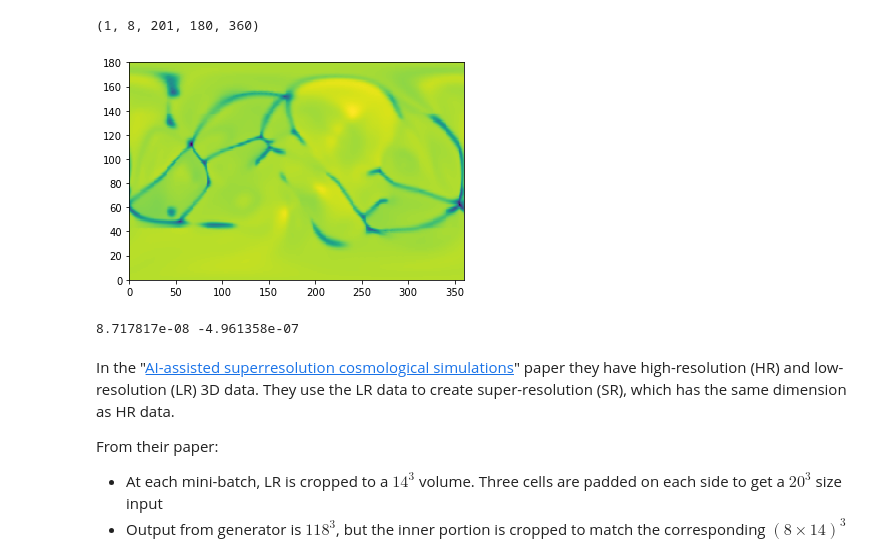
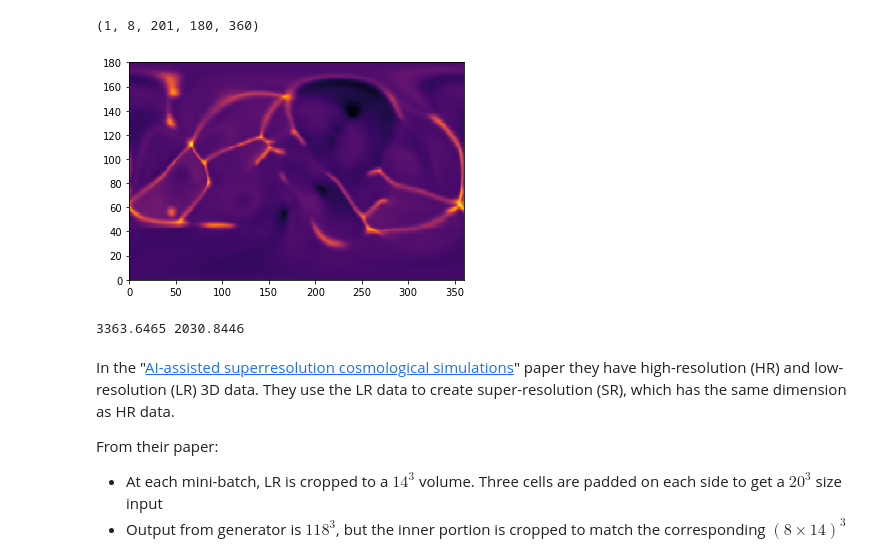
Before and after one commit to tvhahn/EarthGAN, a Jupyter notebook: notebooks/scratch/1.0_data-prep-update.ipynb, the cells around one changed output. Drawn from its saved outputs; the diff is of its cells as text; code cells hidden in the pictures.

```diff
--- a/notebooks/scratch/1.0_data-prep-update.ipynb
+++ b/notebooks/scratch/1.0_data-prep-update.ipynb
@@ -238,19 +238,19 @@ x.shape
 (1, 8, 201, 180, 360)
 # %%
 r_index = 16
-var_to_plot = 'thermal expansivity'
+var_to_plot = 'temperature'
 
 for i, var_name in enumerate(var_list):
     if var_name == var_to_plot:
         temp_array = x[0,i,r_index,:,:]
 
-plt.pcolormesh(temp_array)
+plt.pcolormesh(temp_array, cmap='inferno')
 plt.show()
 
 print(np.max(temp_array), np.min(temp_array))
 # %% [output]
-[figure, old version]
+[figure, new version]
-8.717817e-08 -4.961358e-07
+3363.6465 2030.8446
 # %% [markdown]
 In the "[AI-assisted superresolution cosmological simulations](https://www.pnas.org/content/118/19/e2022038118)" paper they have high-resolution (HR) and low-resolution (LR) 3D data. They use the LR data to create super-resolution (SR), which has the same dimension as HR data.
 
```
Also changed, not shown: parts of 1 cell of this notebook.
